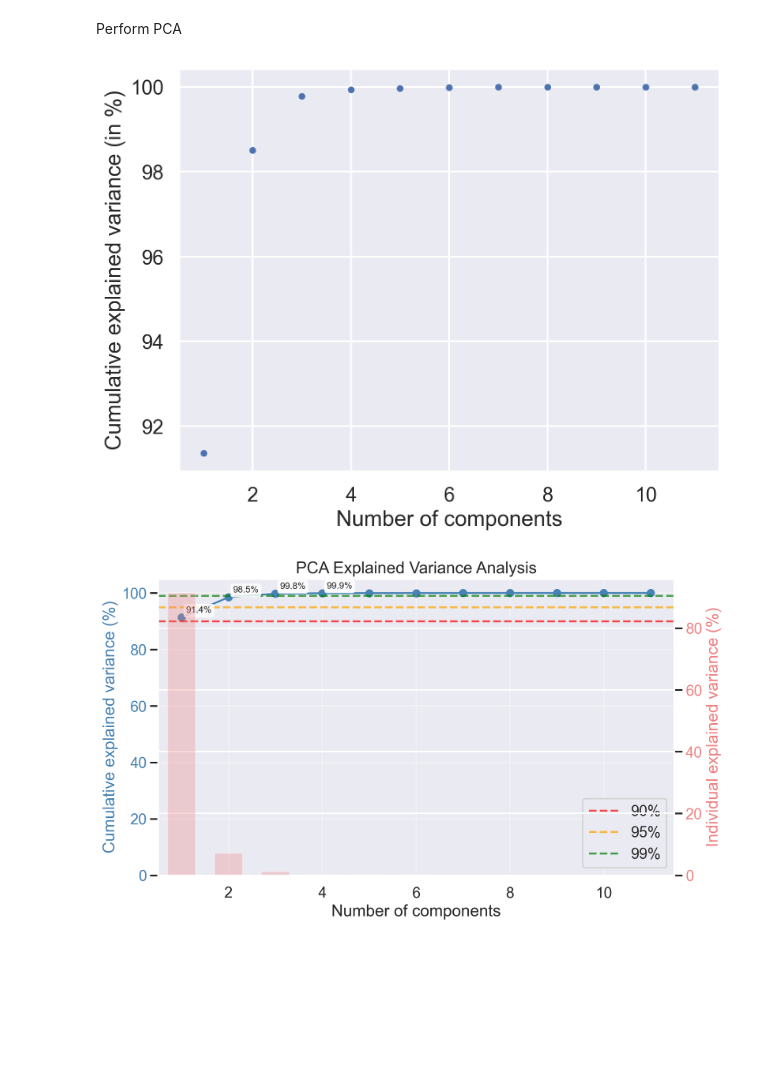
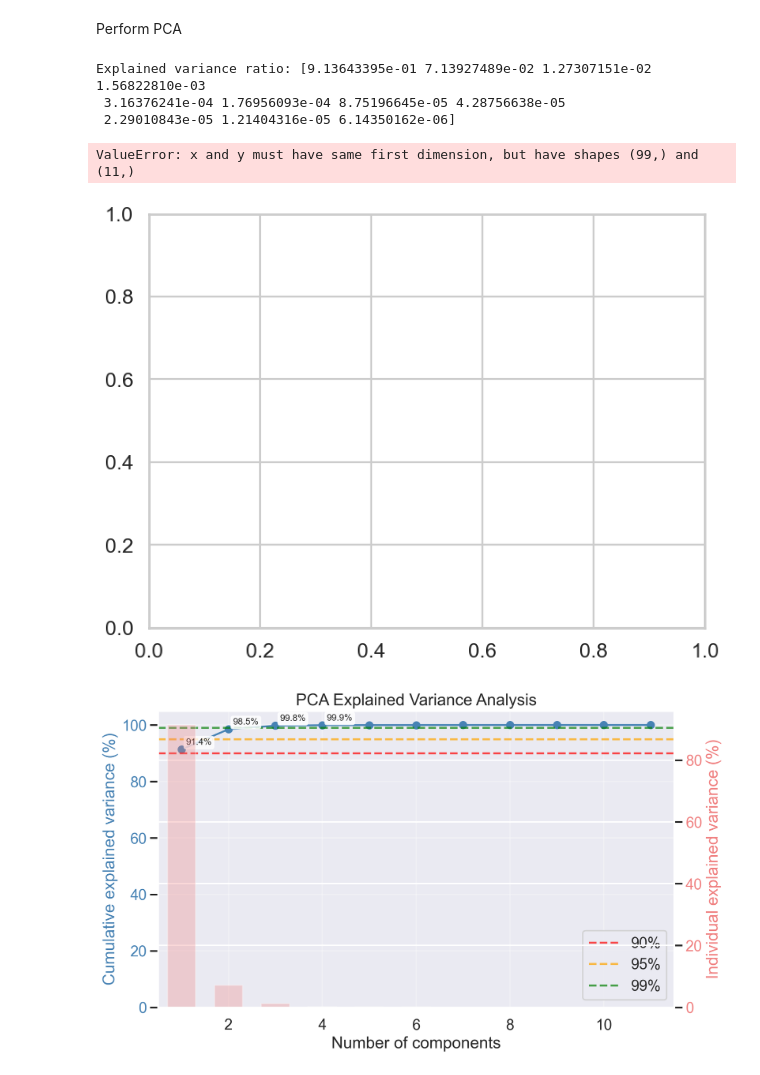
Before and after one commit to victor4628/fre-gy-7773-mlfe, a Jupyter notebook: 07_yield_curve_pca.ipynb, the cells around one changed output. Saved outputs shown, nothing was run; the diff lists cells and outputs as text; code cells hidden in the pictures; blank space fills up the shorter version.

```diff
--- a/07_yield_curve_pca.ipynb
+++ b/07_yield_curve_pca.ipynb
@@ -117,10 +117,10 @@ df_yields.head()
 # %% [markdown]
 Prepare data
 # %%
-Y = #TODO  # shape (T, M)
-mu = #TODO
-X = #TODO  # centered data
-cov_X = #TODO  # (M, M) covariance matrix
+Y =  df_yields.values # shape (T, M)
+mu = np.mean(Y, axis=0)  # shape (M,)
+X = Y - mu  # centered data
+cov_X = np.cov(X.T)  # (M, M) covariance matrix
 # %%
 print(cov_X.shape)
 # %% [output]
@@ -128,16 +128,22 @@ print(cov_X.shape)
 # %% [markdown]
 Perform PCA
 # %%
-U, S, U_transpose = #TODO
-explained_variance = #TODO
+U, S, U_transpose = np.linalg.svd(cov_X)
+explained_variance = S / np.sum(S)
+print("Explained variance ratio:", explained_variance)
+# %% [output]
+Explained variance ratio: [9.13643395e-01 7.13927489e-02 1.27307151e-02 1.56822810e-03
+ 3.16376241e-04 1.76956093e-04 8.75196645e-05 4.28756638e-05
+ 2.29010843e-05 1.21404316e-05 6.14350162e-06]
 # %%
 fig, ax = plt.subplots()
-ax.plot(#TODO, #TODO, ".")
-#TODO
-#TODO
+ax.plot(np.arange(1, 100), np.cumsum(explained_variance), ".")
+ax.set_xlabel("Number of Components")
+ax.set_ylabel("Cumulative Explained Variance Ratio")
 plt.show()
 # %% [output]
+ValueError: x and y must have same first dimension, but have shapes (99,) and (11,)
-[figure, old version]
+[figure, new version]
 # %%
 fig, ax = plt.subplots(figsize=(10, 6))
 
```
Also changed, not shown: 1 other file.
